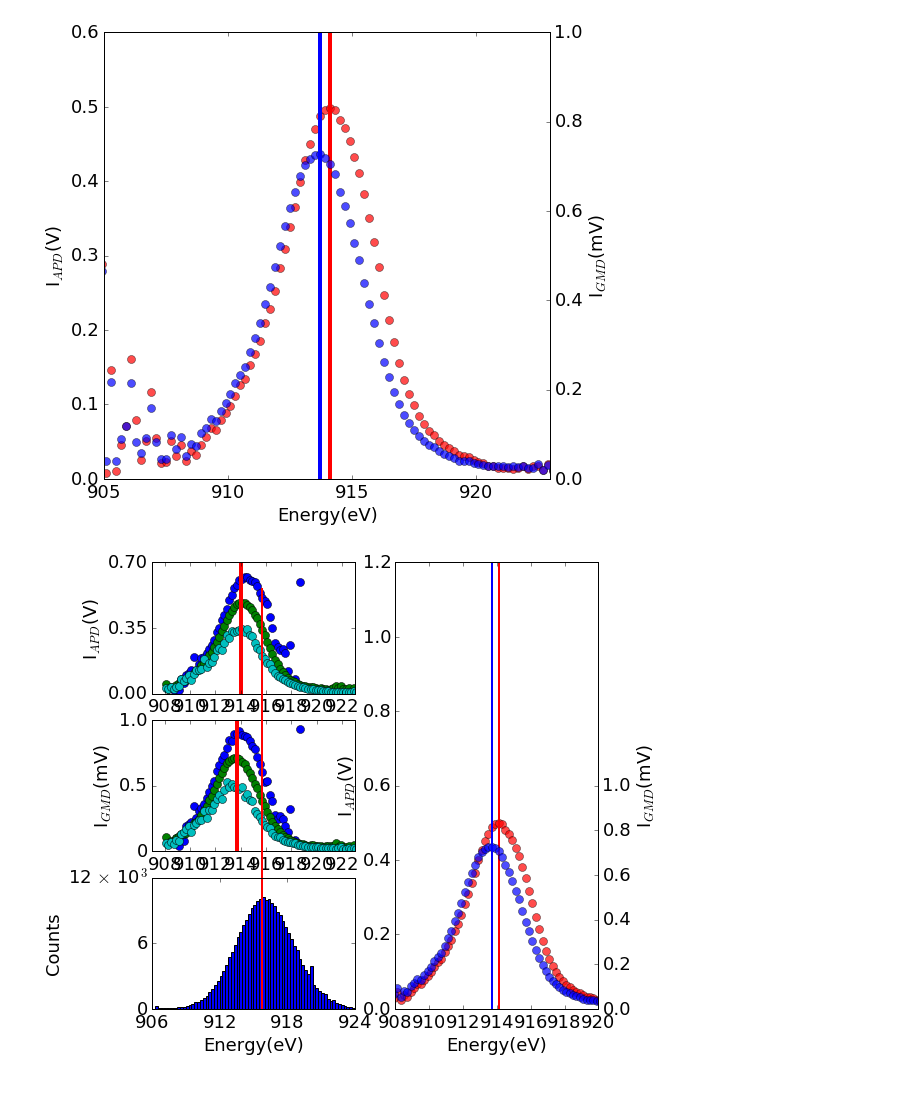
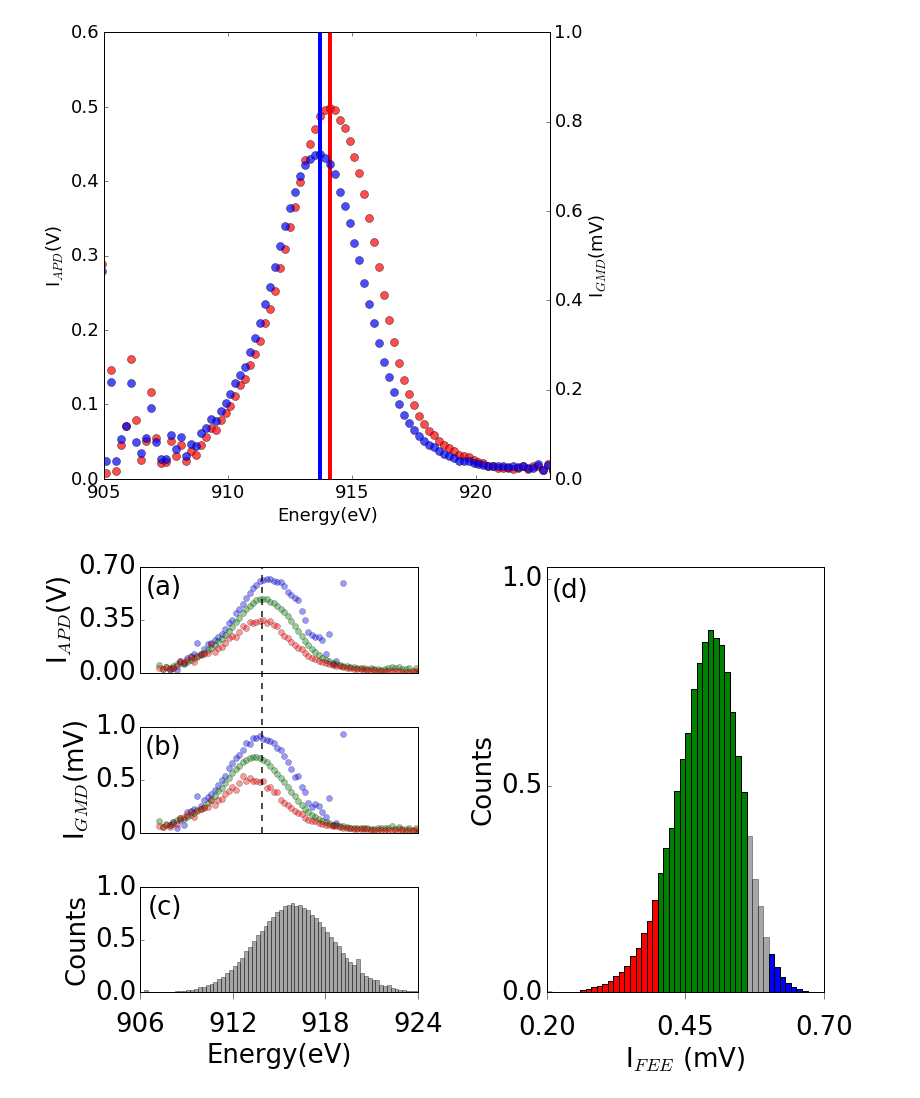
Before and after one commit to sioan/softXRayDataAndControls, a Jupyter notebook: experimentSpecificFiles/sxri0414/for_pub/regression_approach_run60.ipynb, the cells around one changed output. Drawn from its saved outputs; the diff is of its cells as text; code cells hidden in the pictures.

```diff
--- a/experimentSpecificFiles/sxri0414/for_pub/regression_approach_run60.ipynb
+++ b/experimentSpecificFiles/sxri0414/for_pub/regression_approach_run60.ipynb
@@ -18,7 +23,7 @@ from scipy.signal import savgol_filter
 # %%
 #default plot setting
-mpl.rcParams['axes.prop_cycle'] = cycler(color='bgcmyk')
-mpl.rcParams['figure.figsize'] = (8,8)
+mpl.rcParams['axes.prop_cycle'] = cycler(color='bgrcmyk')
+#mpl.rcParams['figure.figsize'] = (8,8)
 plt.rcParams['image.cmap'] = 'magma'
 #mpl.rcParams['text.usetex'] = True
 #mpl.rcParams['font.family'] = 'Arial'
@@ -395,6 +404,10 @@ show()
 # %% [output]
 [figure]
 # %%
+mpl.rcParams['figure.figsize'] = (12,8)
+mpl.rcParams['font.size'] = 26
+mpl.rcParams['legend.fontsize'] = 16
+
 #f, axarr = plt.subplots(3, sharex=True)
 axarr = [plt.subplot(321),plt.subplot(323),plt.subplot(325),plt.subplot(122)]
 
@@ -402,68 +415,94 @@ for i in [[.60,1],[.4,.56],[.0,.4]]:
     IvsFEE_average,I0vsFEE_average,e_bins = make_IvsI0(i[0],i[1],40,50)
     IvsE_moment = mean(nan_to_num(IvsFEE_average*e_bins[:-1]))/mean(nan_to_num(IvsFEE_average))
     I0vsE_moment = mean(nan_to_num(I0vsFEE_average*e_bins[:-1]))/mean(nan_to_num(I0vsFEE_average))
-    axarr[0].plot(e_bins[:-1],IvsFEE_average,'o',markersize=8,alpha = 1.0)
-    axarr[1].plot(e_bins[:-1],I0vsFEE_average,'o',markersize=8,alpha = 1.0)
+    axarr[0].plot(e_bins[:-1],IvsFEE_average,'o',markersize=6,alpha = 0.4)
+    axarr[1].plot(e_bins[:-1],I0vsFEE_average,'o',markersize=6,alpha = 0.4)
 
 energy_start_plot,energy_end_plot = 907,923
+x_label_offset = 0.15
+y_label_offset = 0.925
 
 #axarr[0].set_xlabel("Energy(eV)")
 axarr[0].set_ylabel("I$_{APD}$(V)")
 axarr[0].set_xlim(energy_start_plot,energy_end_plot)
-axarr[0].axvline(x=IvsE_moment,color='r',linewidth=4)
+#axarr[0].axvline(x=IvsE_moment,color='k',linewidth=4,alpha=0.5)
 axarr[0].set_yticks(arange(0,0.71,0.7/2))
 #axarr[0].set_yticklabels(["0","0.5","1.0"])
+axarr[0].text(x_label_offset, y_label_offset, "(a)", transform=axarr[0].transAxes,fontsize=26, fontweight='normal', va='top', ha='right')
+axarr[0].get_xaxis().set_ticks([])
+axarr[0].yaxis.set_ticks_position('left')
+axarr[0].xaxis.set_ticks_position('bottom')
 
 #axarr[1].set_xlabel("Energy(eV)")
 axarr[1].set_ylabel("I$_{GMD}$(mV)")
 axarr[1].set_xlim(energy_start_plot,energy_end_plot)
-axarr[1].axvline(x=I0vsE_moment,color='r',linewidth=4)
+#axarr[1].axvline(x=I0vsE_moment,color='k',linewidth=4,alpha=0.5)
+axarr[1].axvline(x=IvsE_moment,color='k',linewidth=2,ymin=0,ymax=2.50,clip_on=False,alpha=0.7,linestyle='dashed')
 axarr[1].set_yticks(arange(0,0.0011,0.0005))
 axarr[1].set_yticklabels(["0","0.5","1.0"])
+axarr[1].text(x_label_offset, y_label_offset, "(b)", transform=axarr[1].transAxes,fontsize=26, fontweight='normal', va='top', ha='right')
+axarr[1].get_xaxis().set_ticks([])
+axarr[1].yaxis.set_ticks_position('left')
+axarr[1].xaxis.set_ticks_position('bottom')
 
-axarr[2].hist(my_dict['ebeam/photon_energy'],bins= arange(905,925,.25))
+
+axarr[2].hist(my_dict['ebeam/photon_energy'],bins= arange(905,925,.25),color='k',alpha=0.35)
 my_hist = histogram(my_dict['ebeam/photon_energy'],bins= arange(905,925,.25))
 #x_location = my_hist[1][argmax([my_hist[0]])]
 x_location = mean(my_dict['ebeam/photon_energy'])
 #axarr[2].axvline(x=x_location,color='r',linewidth=4)
-axarr[2].axvline(x=x_location,color='r',linewidth=2,ymin=0,ymax=3.2,clip_on=False)
+#axarr[2].axvline(x=x_location,color='r',linewidth=2,ymin=0,ymax=3.2,clip_on=False)
+axarr[2].text(x_label_offset, y_label_offset, "(c)", transform=axarr[2].transAxes,fontsize=26, fontweight='normal', va='top', ha='right')
 
 axarr[2].set_xlabel("Energy(eV)")
 axarr[2].set_ylabel("Counts")
 
 axarr[2].set_xlim(energy_start_plot,energy_end_plot)
 axarr[2].set_xticks(arange(906,925,6))
 axarr[2].set_xticklabels(["906","912","918","924"])
+axarr[2].tick_params(axis='x', pad=15)
 
 
 axarr[2].set_yticks(arange(0,12100,6000))
-axarr[2].set_yticklabels(["0","6",r"12 $ \times $ 10$^3$"])
+axarr[2].set_ylim(0,12100)
+#axarr[2].set_yticklabels(["0","6",r"12 $ \times $ 10$^3$"])
+axarr[2].set_yticklabels(["0.0","0.5", "1.0"])
+axarr[2].yaxis.set_ticks_position('left')
+axarr[2].xaxis.set_ticks_position('bottom')
+axarr[2].tick_params(axis='x', pad=15,direction = 'out',length=7)
 f.tight_layout()
 
 #show()
 
-axarr3 = plt.subplot(122)
+axarr[3] = plt.subplot(122)
 
-IvsFEE_average,I0vsFEE_average,e_bins = make_IvsI0(.3,.6,0,20)
-axarr[3].plot(e_bins[:-1],IvsFEE_average,'o',markersize=8,alpha = 0.7,color='r')
-axarr[3].set_xlabel("Energy(eV)")
-axarr[3].set_ylim(0,1.2)
-axarr[3].set_ylabel("I$_{APD}$(V)")
-x_location = e_bins[argmax(nan_to_num(IvsFEE_average))]
-axarr[3].axvline(x=x_location,color='r',linewidth=2)
-axarr4 = axarr[3].twinx()
-axarr4.plot(e_bins[:-1],I0vsFEE_average,'o',markersize=8,alpha = 0.7)
-axarr4.set_ylabel("I$_{GMD}}$(mV)")
-axarr4.set_ylim(0,0.002)
-axarr4.set_xlim(908,920)
-axarr4.set_yticks(arange(0,.0011,.0002))
-axarr4.set_yticklabels(["0.0","0.2","0.4","0.6","0.8","1.0"])
-x2_location = e_bins[argmax(nan_to_num(I0vsFEE_average))]
-axarr4.axvline(x=x2_location,color='b',linewidth=2)
+axarr[3].hist(fee,bins=arange(0.2,0.7,0.01),color='k',alpha=0.35)
+axarr[3].set_ylabel("Counts")
+axarr[3].set_xlabel("I$_{FEE}$ (mV)")
+axarr[3].text(x_label_offset, 0.975, "(d)", transform=axarr[3].transAxes,fontsize=26, fontweight='normal', va='top', ha='right')
+axarr[3].set_ylim(0,14400)
+axarr[3].set_yticks(arange(0,14400,7000))
+axarr[3].set_yticklabels(["0.0","0.5", "1.0"])
+axarr[3].set_xlim(0.2,0.7)
+axarr[3].set_xticks(arange(0.2,0.71,0.25))
+axarr[3].set_xticklabels(["0.20","0.45","0.70"])
+axarr[3].tick_params(axis='x', pad=15,direction = 'out',length=7)
+axarr[3].yaxis.set_ticks_position('left')
+axarr[3].xaxis.set_ticks_position('bottom')
 
+for i in [[.60,1],[.4,.56],[.0,.4]]:
+    color_fee_mask = fee > i[0]
+    color_fee_mask *= fee < i[1]
+    axarr[3].hist(fee[color_fee_mask],bins=arange(0.2,0.7,0.01),alpha=1)
+
+tight_layout()
 show()
+
+mpl.rcParams['figure.figsize'] = (8,8)
+mpl.rcParams['font.size'] = 18
+mpl.rcParams['legend.fontsize'] = 10
 # %% [output]
-[figure, old version]
+[figure, new version]
 # %%
 def gaussian(x, x0,sigma,a):
 
```
Also changed, not shown: parts of 27 cells of this notebook, 5 other files.
